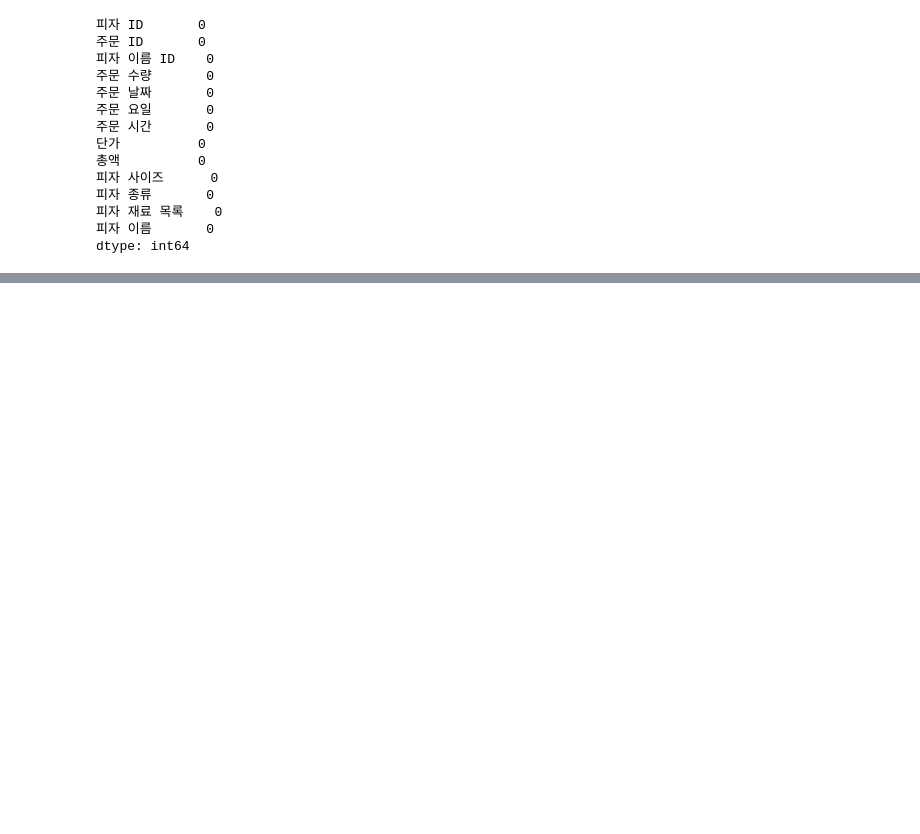
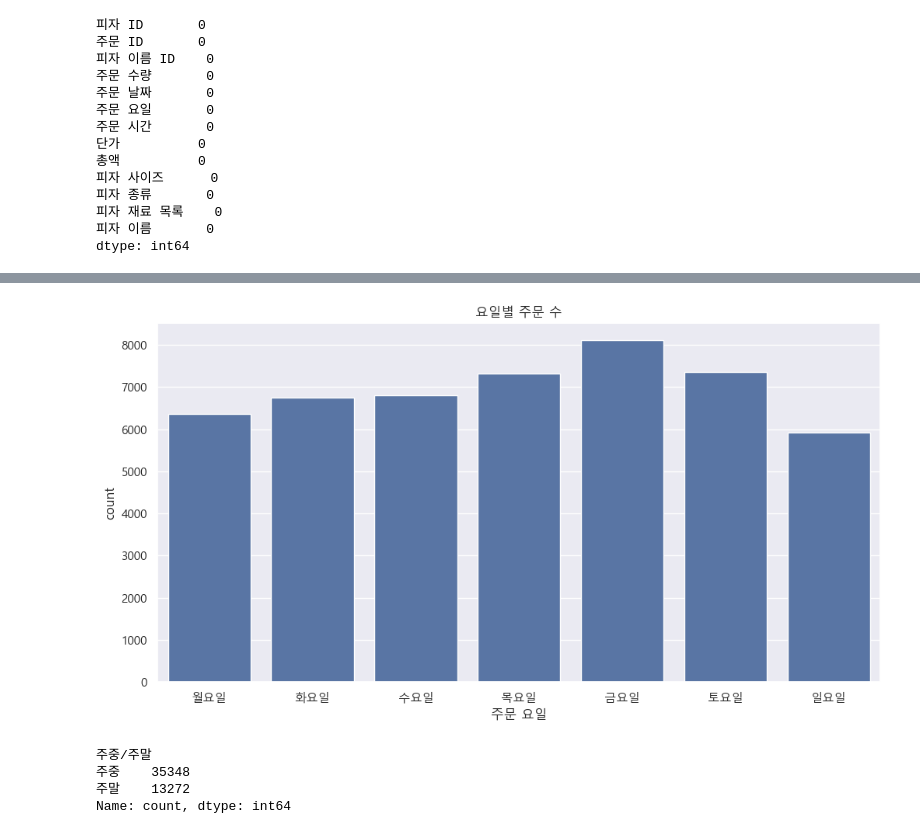
Before and after one commit to Lesly-kim/Mid_Project, a Jupyter notebook: hw_123.ipynb, the cells around one changed output, grey strips where cells are left out. Saved outputs shown, nothing was run; the diff lists cells and outputs as text; code cells hidden in the pictures; blank space fills up the shorter version.

```diff
--- a/hw_123.ipynb
+++ b/hw_123.ipynb
@@ -85,0 +234,27 @@ dtype: int64
+# %%
+import seaborn as sns
+import matplotlib.pyplot as plt
+
+# 요일별 주문 수
+sns.countplot(data=df, x='주문 요일', order=['월요일', '화요일', '수요일', '목요일', '금요일', '토요일', '일요일'])
+plt.title('요일별 주문 수')
+plt.show()
+# %% [output]
+[figure, added]
+# %%
+# 주중/주말 구분 컬럼 생성
+def 구분_주중_주말(요일):
+    if 요일 in ['토요일', '일요일']:
+        return '주말'
+    else:
+        return '주중'
+
+df['주중/주말'] = df['주문 요일'].apply(구분_주중_주말)
+
+주중주말_주문수 = df['주중/주말'].value_counts()
+print(주중주말_주문수)
+# %% [output]
+주중/주말
+주중    35348
+주말    13272
+Name: count, dtype: int64
```
Also changed, not shown: parts of 18 cells of this notebook, 1 other file.
